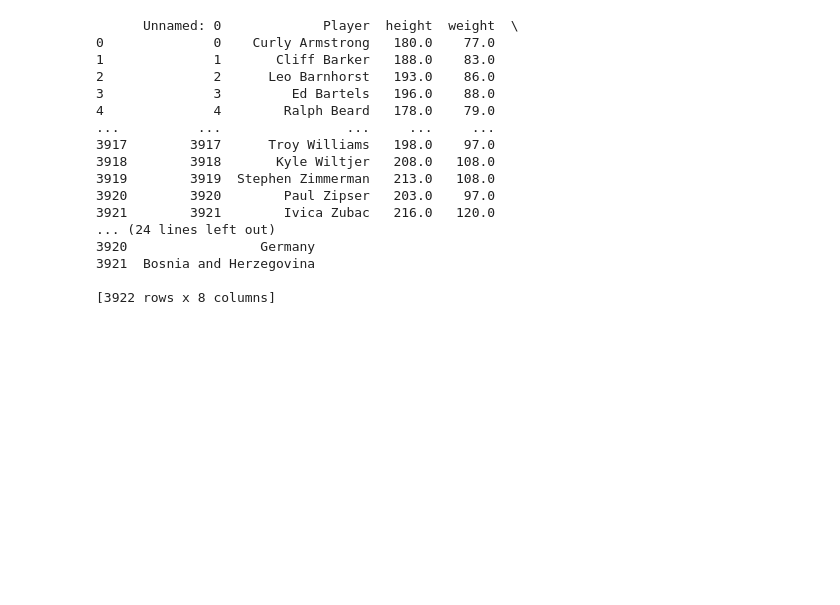
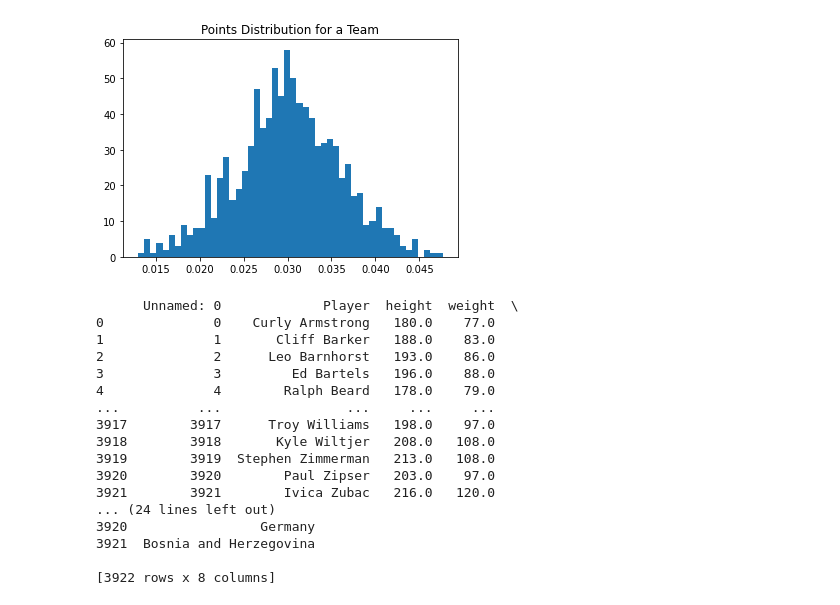
Before and after one commit to canudi/BD_final_project, a Jupyter notebook: final.ipynb, the cells around one changed output. Cells and saved outputs as stored; diff of their text form; code cells hidden in the pictures; blank space fills up the shorter version.

```diff
--- a/final.ipynb
+++ b/final.ipynb
@@ -83,3 +75,12 @@ index - <season>_<team_name>
+# %%
+points_distribution = players_df[['PTS', 'TbY']].groupby(players_df.TbY).std()
+norm_points_distribution = points_distribution / np.linalg.norm(points_distribution)
+# The large the std => the division of minutes in the team is smaller.
+plt.hist(norm_points_distribution[tby_mask], bins=50)
+plt.title('Points Distribution for a Team')
+plt.show()
+# %% [output]
+[figure, added]
 # %%
 players = pd.read_csv('Players.csv')
 print(players)
```
Also changed, not shown: parts of 4 cells of this notebook.
